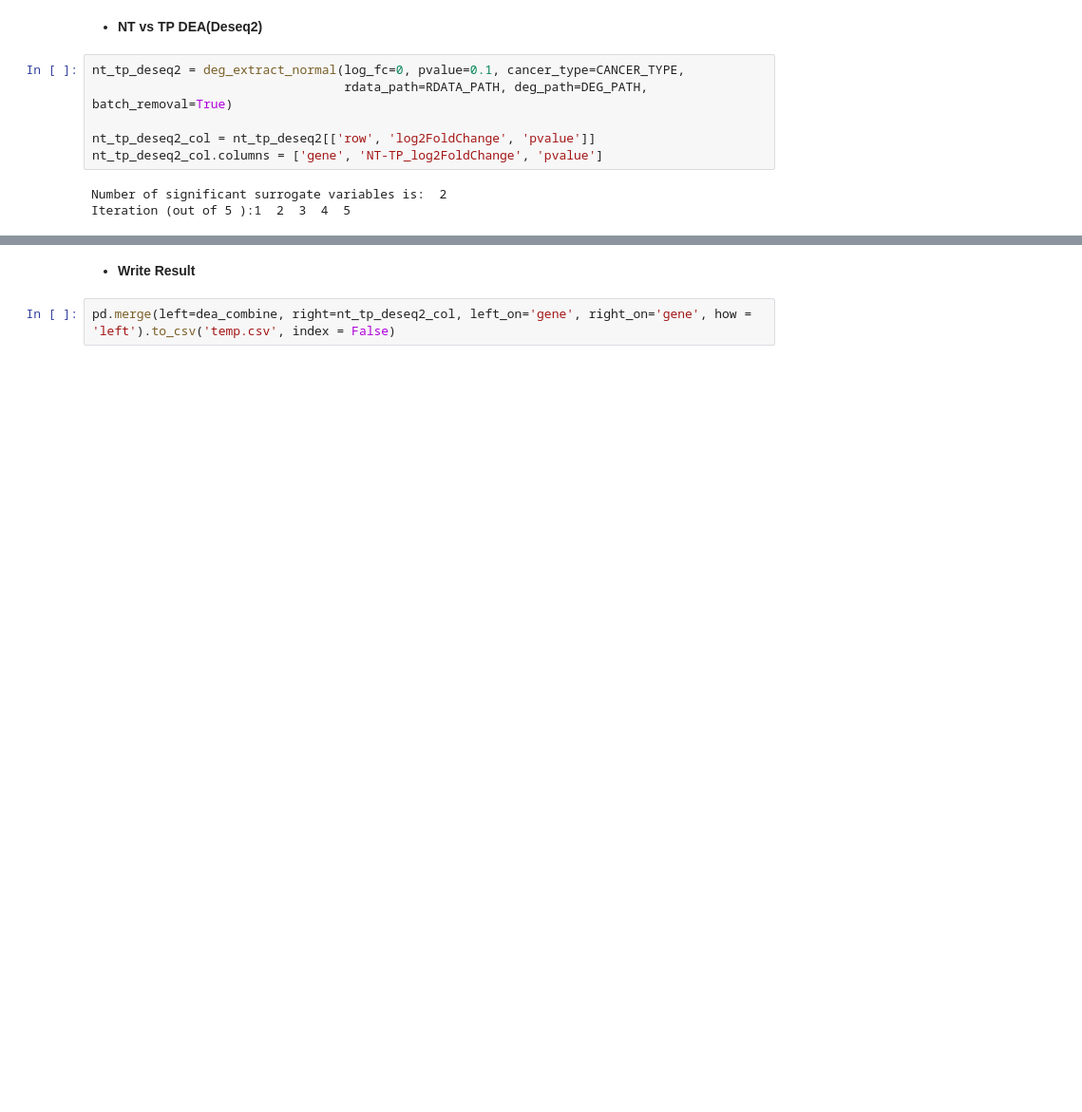
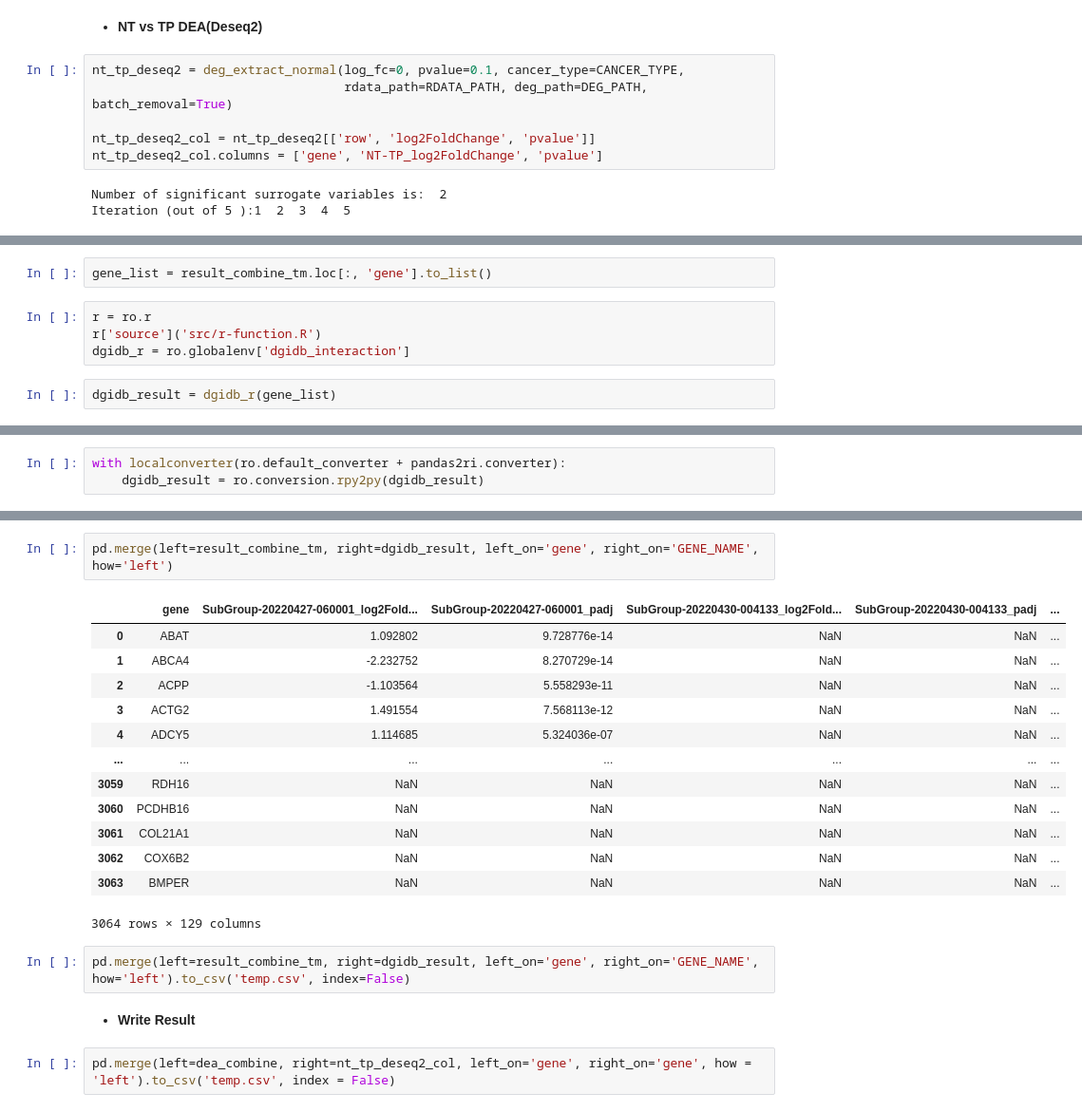
Before and after one commit to Jin0331/Multi-omics-intergration, a Jupyter notebook: src/legacy/Multi-omics-integration-analysis.ipynb, the cells around one changed output, grey strips where cells are left out. Shown at 95% size. Drawn from its saved outputs; the diff is of its cells as text; blank space fills up the shorter version.

```diff
--- a/src/legacy/Multi-omics-integration-analysis.ipynb
+++ b/src/legacy/Multi-omics-integration-analysis.ipynb
@@ -170,0 +174,8 @@ nt_tp_deseq2
+# %%
+gene_list = result_combine_tm.loc[:, 'gene'].to_list()
+# %%
+r = ro.r
+r['source']('src/r-function.R')
+dgidb_r = ro.globalenv['dgidb_interaction']
+# %%
+dgidb_result = dgidb_r(gene_list)
@@ -170,0 +200,3 @@ nt_tp_deseq2
+# %%
+with localconverter(ro.default_converter + pandas2ri.converter):
+    dgidb_result = ro.conversion.rpy2py(dgidb_result)
@@ -171,3 +219,21 @@ nt_tp_deseq2
+# %%
+pd.merge(left=result_combine_tm, right=dgidb_result, left_on='gene', right_on='GENE_NAME', how='left')
+# %% [output]
+|  | gene | SubGroup-20220427-060001_log2Fold... | SubGroup-20220427-060001_padj | SubGroup-20220430-004133_log2Fold... | SubGroup-20220430-004133_padj | ... |
+| 0 | ABAT | 1.092802 | 9.728776e-14 | NaN | NaN | ... |
+| 1 | ABCA4 | -2.232752 | 8.270729e-14 | NaN | NaN | ... |
+| 2 | ACPP | -1.103564 | 5.558293e-11 | NaN | NaN | ... |
+| 3 | ACTG2 | 1.491554 | 7.568113e-12 | NaN | NaN | ... |
+| 4 | ADCY5 | 1.114685 | 5.324036e-07 | NaN | NaN | ... |
+| ... | ... | ... | ... | ... | ... | ... |
+| 3059 | RDH16 | NaN | NaN | NaN | NaN | ... |
+| 3060 | PCDHB16 | NaN | NaN | NaN | NaN | ... |
+| 3061 | COL21A1 | NaN | NaN | NaN | NaN | ... |
+| 3062 | COX6B2 | NaN | NaN | NaN | NaN | ... |
+| 3063 | BMPER | NaN | NaN | NaN | NaN | ... |
+3064 rows × 129 columns
+# %%
+pd.merge(left=result_combine_tm, right=dgidb_result, left_on='gene', right_on='GENE_NAME', how='left').to_csv('temp.csv', index=False)
 # %% [markdown]
 * **Write Result**
 # %%
```
Also changed, not shown: parts of 21 cells of this notebook, 4 other files.
